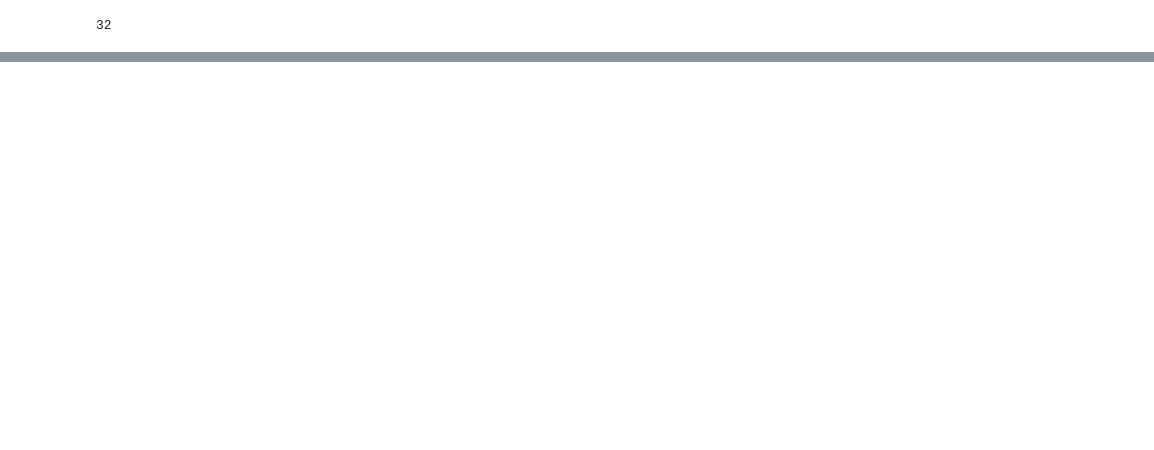
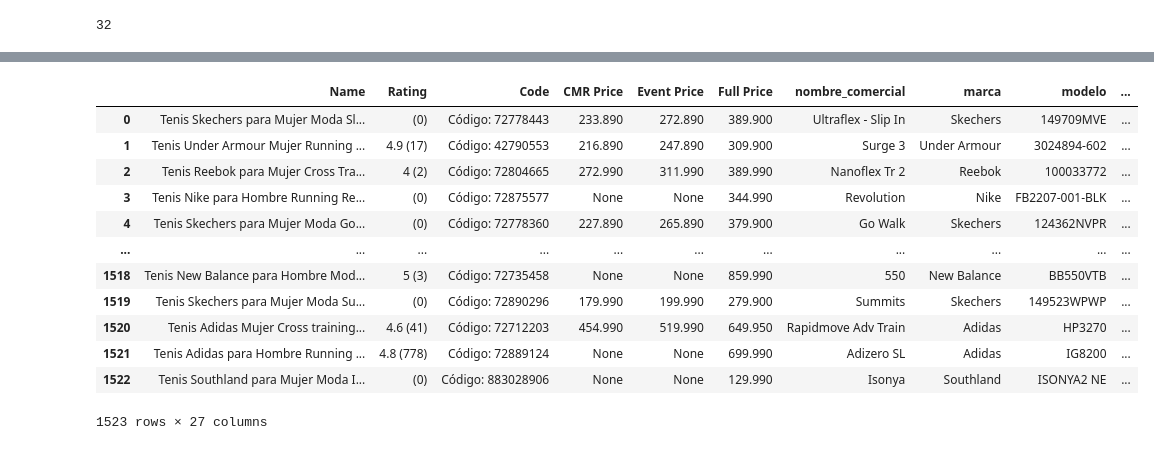
Before and after one commit to sofi-devv/Bootcamp-DS, a Jupyter notebook: falabella/ws-falabella/ws-f.ipynb, the cells around one changed output, grey strips where cells are left out. Saved outputs shown, nothing was run; the diff lists cells and outputs as text; code cells hidden in the pictures; blank space fills up the shorter version.

```diff
--- a/falabella/ws-falabella/ws-f.ipynb
+++ b/falabella/ws-falabella/ws-f.ipynb
@@ -214,0 +387,36 @@ for link in links:
+# %%
+def pricing(driver):
+    cmr_price = event_price = full_price = None  # Initialize the variables
+
+    # Attempt to fetch each type of price, handle exceptions if elements are not found
+    try:
+        cmr_elements = driver.find_elements(By.CLASS_NAME, "prices-0")
+        if cmr_elements:
+            cmr_price = cmr_elements[0].get_attribute("data-cmr-price")
+    except Exception:
+        pass  # If not found, simply continue
+
+    try:
+        event_elements = driver.find_elements(By.CLASS_NAME, "prices-1")
+        if event_elements:
+            event_price = event_elements[0].get_attribute("data-event-price")
+    except Exception:
+        pass  # If not found, simply continue
+
+    try:
+        full_elements = driver.find_elements(By.CLASS_NAME, "prices-2")
+        if full_elements:
+            full_price = full_elements[0].get_attribute("data-normal-price")
+    except Exception:
+        pass  # If not found, simply continue
+
+    # Fallback strategies for other price configurations
+    try:
+        if not full_price:
+            full_elements = driver.find_elements(By.CLASS_NAME, "prices-0")
+            if full_elements:
+                full_price = full_elements[0].get_attribute("data-internet-price")
+    except Exception:
+        pass  # If not found, simply continue
+
+    return cmr_price, event_price, full_price
@@ -214,0 +470,4 @@ for link in links:
+# %%
+driver = webdriver.Chrome()
+first_df = create_df(links=read_clean_links())
+first_df
@@ -214,0 +507,16 @@ for link in links:
+# %%
+first_df
+# %% [output]
+|  | Name | Rating | Code | CMR Price | Event Price | Full Price | nombre_comercial | marca | modelo | ... |
+| 0 | Tenis Skechers para Mujer Moda Sl... | (0) | Código: 72778443 | 233.890 | 272.890 | 389.900 | Ultraflex - Slip In | Skechers | 149709MVE | ... |
+| 1 | Tenis Under Armour Mujer Running ... | 4.9 (17) | Código: 42790553 | 216.890 | 247.890 | 309.900 | Surge 3 | Under Armour | 3024894-602 | ... |
+| 2 | Tenis Reebok para Mujer Cross Tra... | 4 (2) | Código: 72804665 | 272.990 | 311.990 | 389.990 | Nanoflex Tr 2 | Reebok | 100033772 | ... |
+| 3 | Tenis Nike para Hombre Running Re... | (0) | Código: 72875577 | None | None | 344.990 | Revolution | Nike | FB2207-001-BLK | ... |
+| 4 | Tenis Skechers para Mujer Moda Go... | (0) | Código: 72778360 | 227.890 | 265.890 | 379.900 | Go Walk | Skechers | 124362NVPR | ... |
+| ... | ... | ... | ... | ... | ... | ... | ... | ... | ... | ... |
+| 1518 | Tenis New Balance para Hombre Mod... | 5 (3) | Código: 72735458 | None | None | 859.990 | 550 | New Balance | BB550VTB | ... |
+| 1519 | Tenis Skechers para Mujer Moda Su... | (0) | Código: 72890296 | 179.990 | 199.990 | 279.900 | Summits | Skechers | 149523WPWP | ... |
+| 1520 | Tenis Adidas Mujer Cross training... | 4.6 (41) | Código: 72712203 | 454.990 | 519.990 | 649.950 | Rapidmove Adv Train | Adidas | HP3270 | ... |
+| 1521 | Tenis Adidas para Hombre Running ... | 4.8 (778) | Código: 72889124 | None | None | 699.990 | Adizero SL | Adidas | IG8200 | ... |
+| 1522 | Tenis Southland para Mujer Moda I... | (0) | Código: 883028906 | None | None | 129.990 | Isonya | Southland | ISONYA2 NE | ... |
+1523 rows × 27 columns
```
Also changed, not shown: parts of 28 cells of this notebook, 7 other files.
